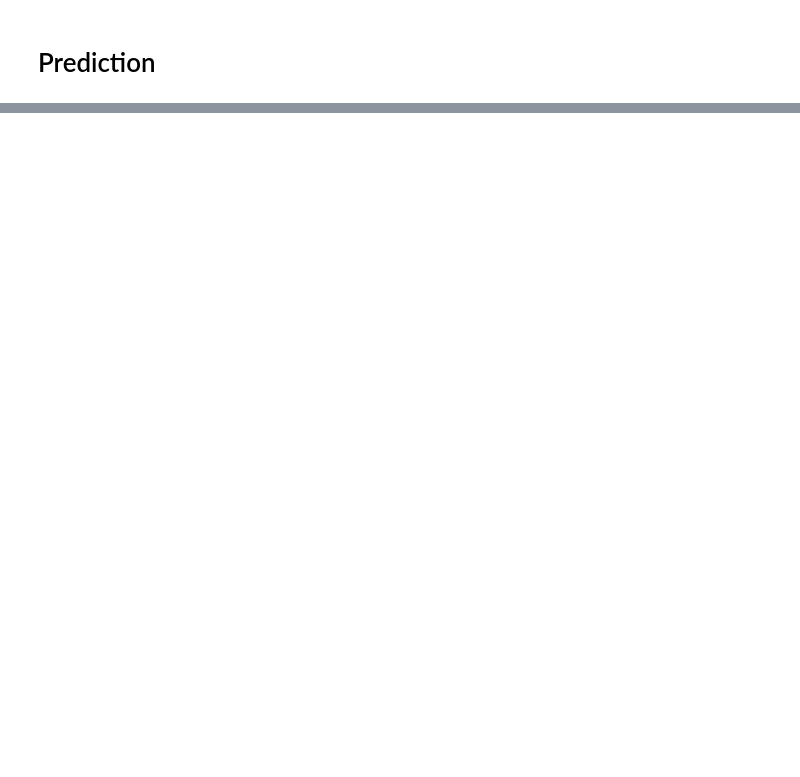
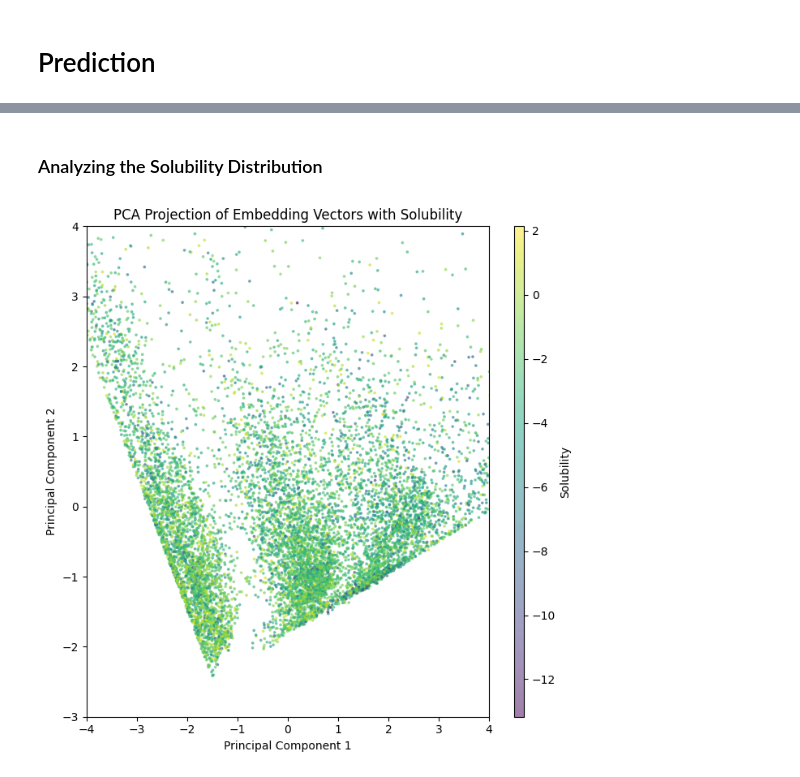
Before and after one commit to p0017/Molecular-Test-Time-Adaptation, a Jupyter notebook: DMPNN.ipynb, the cells around one changed output, grey strips where cells are left out. Saved outputs shown, nothing was run; the diff lists cells and outputs as text; code cells hidden in the pictures; blank space fills up the shorter version.

```diff
--- a/DMPNN.ipynb
+++ b/DMPNN.ipynb
@@ -274,10 +294,11 @@ class GNNEncoder(nn.Module):
 class GNNDecoder(nn.Module):
     # Decoder for self-supervised denoising task
     # Only reconstructing the node features from the embeddings
-    def __init__(self, hidden_size: int, num_node_features: int):
+    def __init__(self, hidden_size: int, num_node_features: int, dropout: float):
         super().__init__()
         self.lin1 = nn.Linear(hidden_size, hidden_size)
         self.lin2 = nn.Linear(hidden_size, num_node_features)
+        self.dropout = dropout
 
     def forward(self, graph_embedding, batch):
         # The embedding size is (batch_size, hidden_size)
@@ -294,8 +315,9 @@ class GNNDecoder(nn.Module):
         # Concatenate along node dimension
         expanded = torch.cat(expanded, dim=0)  # total_nodes x hidden_size
 
-        # Decode the node features
+        # Decode the node features with dropout
         x_hat = F.relu(self.lin1(expanded))
+        x_hat = F.dropout(x_hat, p=self.dropout, training=self.training)  # Apply dropout after activation
         x_hat = self.lin2(x_hat)  # shape = (total_nodes, num_node_features)
 
         return x_hat
@@ -511,5 +548,17 @@ print('\n', model, '\n')
     (lin2): Linear(in_features=300, out_features=44, bias=True)
   )
 )
+# %%
+# If wanted, we can load an already trained model
+
+# Path for the best model
+model_path = os.path.join("trained_models", "denoise_model_20_epochs.pt")
+if load_trained_denoise_model and os.path.exists(model_path):
+    # Load pretrained model
+    print(f"Loading model trained on denoise task from {model_path}")
+    model.load_state_dict(torch.load(model_path))
+    best_denoise_model = deepcopy(model).to(device)
+    # Skip training
+    denoise_epochs = 0
 # %%
 # Pretraining the model on the denoising task
@@ -747,0 +931,38 @@ Test MAE: 0.95
+# %% [markdown]
+### Analyzing the Solubility Distribution
+# %%
+# Get the solubility values from each dataset
+train_solubility = train_loader.dataset.labels
+val_solubility = val_loader.dataset.labels
+test_solubility = test_loader.dataset.labels
+
+# Create a single figure and axes
+fig, ax = plt.subplots(figsize=(7, 7))
+
+# Define a consistent colormap for solubility
+cmap = plt.cm.viridis
+norm = plt.Normalize(min(min(train_solubility), min(val_solubility), min(test_solubility)),
+                     max(max(train_solubility), max(val_solubility), max(test_solubility)))
+
+# Plot all datasets on the same axes with different markers
+sc1 = ax.scatter(train_embeddings_2d[:, 0], train_embeddings_2d[:, 1],
+                c=train_solubility, cmap=cmap, norm=norm, alpha=0.5, s=3)
+sc2 = ax.scatter(val_embeddings_2d[:, 0], val_embeddings_2d[:, 1],
+                c=val_solubility, cmap=cmap, norm=norm, alpha=0.5, s=3)
+sc3 = ax.scatter(test_embeddings_2d[:, 0], test_embeddings_2d[:, 1],
+                c=test_solubility, cmap=cmap, norm=norm, alpha=0.5, s=3)
+
+# Add a colorbar, title, labels, and legend
+cbar = fig.colorbar(sc1, ax=ax, aspect=50)
+cbar.set_label('Solubility')
+ax.set_title('PCA Projection of Embedding Vectors with Solubility')
+ax.set_xlabel('Principal Component 1')
+ax.set_ylabel('Principal Component 2')
+ax.set_xlim(-4, 4)
+ax.set_ylim(-3, 4)
+
+plt.tight_layout()
+fig.savefig("figures/pca_solubility.jpg", dpi=300)
+plt.show()
+# %% [output]
+[figure, added]
```
Also changed, not shown: parts of 39 cells of this notebook, 7 other files.
